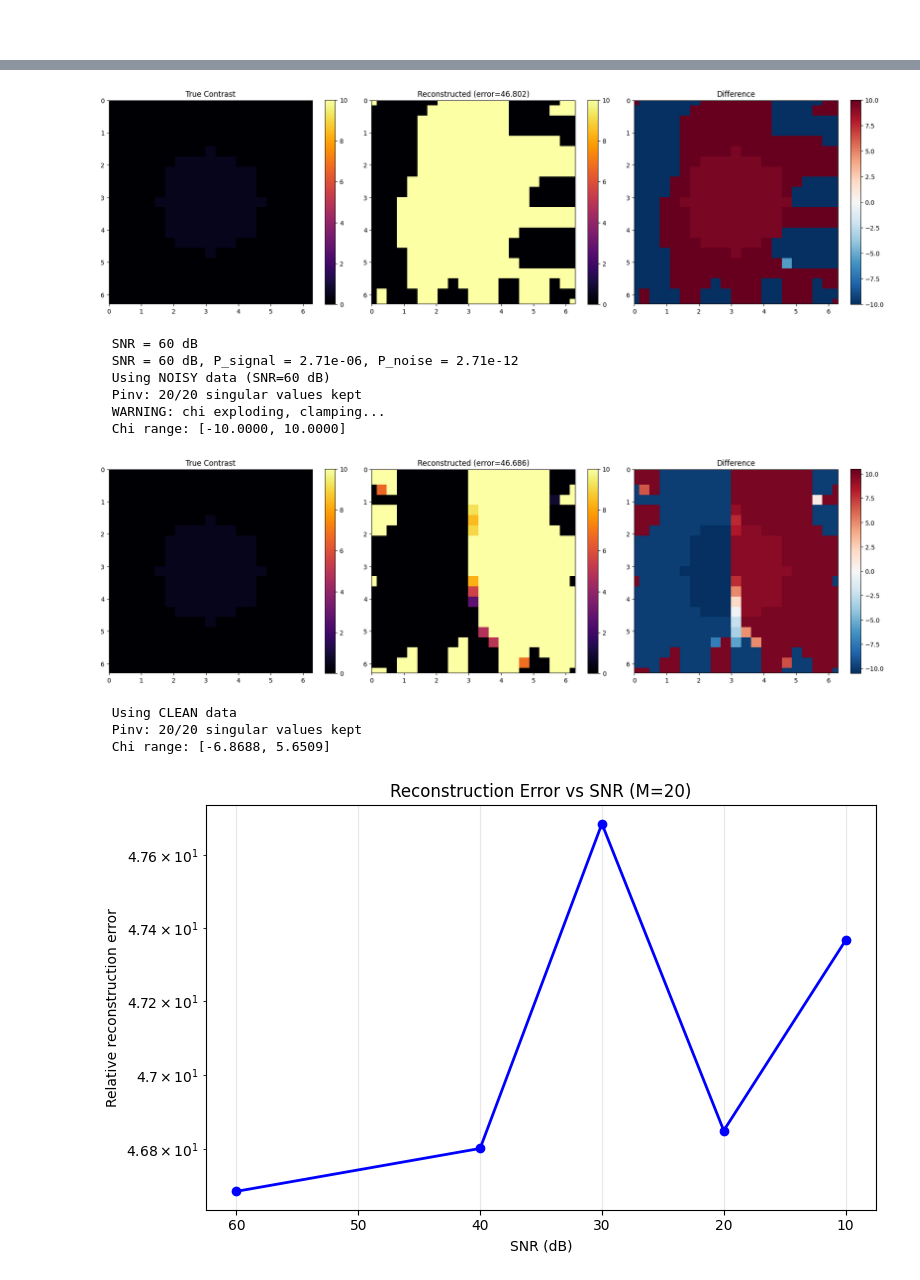
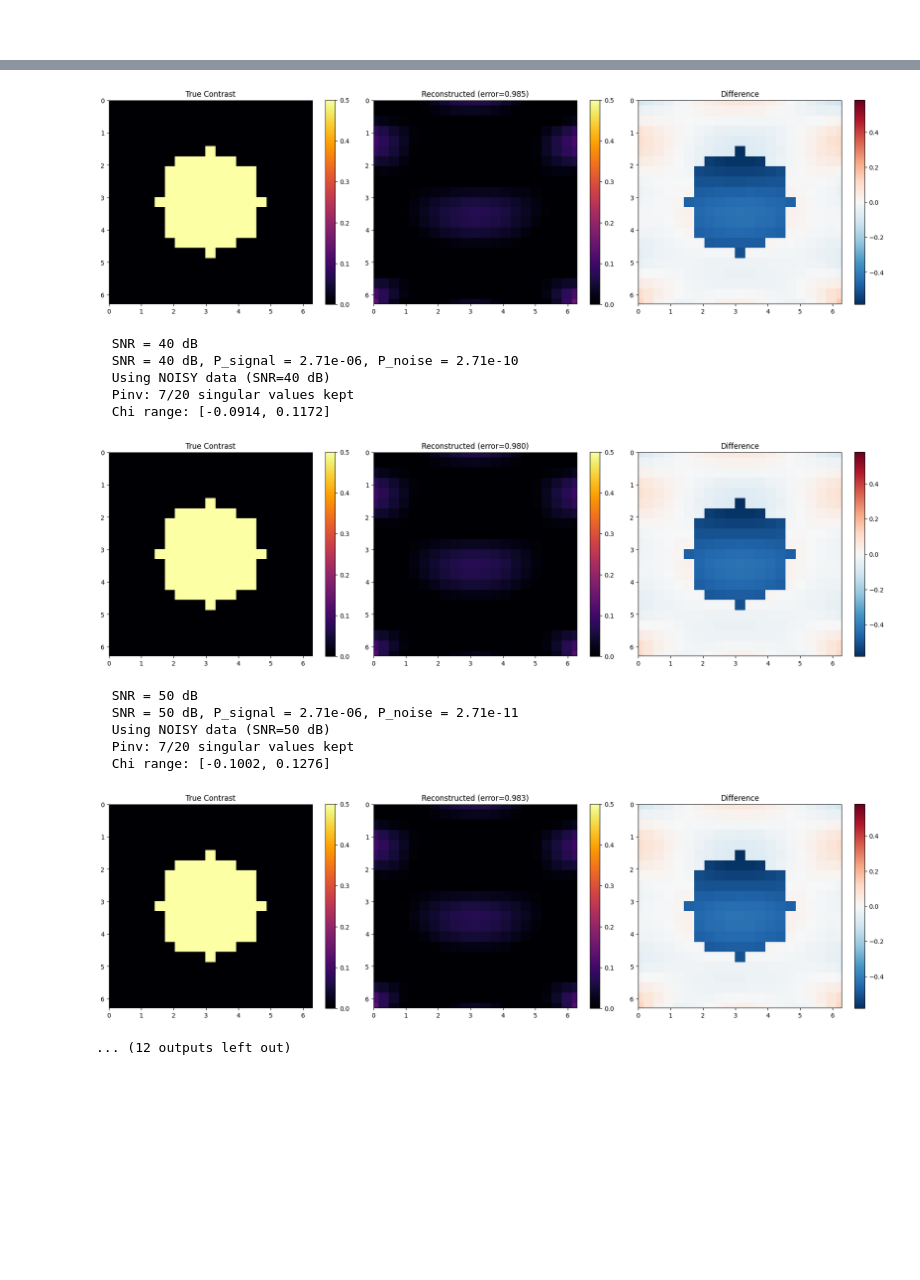
Before and after one commit to TTjochem/Wavefield-Imaging-Assignment, a Jupyter notebook: Main.ipynb, the cells around one changed output, grey strips where cells are left out. Drawn from its saved outputs; the diff is of its cells as text; code cells hidden in the pictures; blank space fills up the shorter version.

```diff
--- a/Main.ipynb
+++ b/Main.ipynb
@@ -231,8 +229,6 @@ M_list = [5, 10, 20, 30, 40, 50, 100]
 
 for M_test in M_list:
     scene_test = setup_scene(M=M_test)
-    scene_test.add_contrast('Object', rho_0=[0.5 * mu, 0.5 * mu],
-                            size=0.25 * mu, intensity=0.5, shape='circle')
     scene_test.compute(field_type='incident')
     scene_test.compute_scattered_field()
     A_test = scene_test.build_system_matrix('Object Domain', 'Receivers')
@@ -289,14 +285,12 @@ scene.plot_reconstruction('Object Domain', chi_recon)
 19) Vary number of receivers M
 </span>
 # %%
-M_values = [5, 10, 20, 30, 40, 50, 100]
+M_values = [5, 10, 20, 30, 40, 50, 100, 250, 500, 1000]
 errors = []
 
 for M_test in M_values:
     print(f"  M = {M_test}")
     scene_test = setup_scene(M=M_test)
-    scene_test.add_contrast('Object', rho_0=[0.5 * mu, 0.5 * mu],
-                            size=0.25 * mu, intensity=0.5, shape='circle')
     scene_test.compute(field_type='incident')
     scene_test.compute_scattered_field()
 
@@ -356,15 +350,12 @@ plt.tight_layout()
 20) Noise investigation
 </span>
 # %%
-print("\nQuestion 20: Noise investigation")
-SNR_values = [10, 20, 30, 40, 60]
+SNR_values = [0, 10, 20, 30, 40, 50, 60, 70, 80, 90, 100]
 noise_errors = []
 
 for snr in SNR_values:
     print(f"  SNR = {snr} dB")
     scene_test = setup_scene(M=20)
-    scene_test.add_contrast('Object', rho_0=[0.5 * mu, 0.5 * mu],
-                            size=0.25 * mu, intensity=0.5, shape='circle')
     scene_test.compute(field_type='incident')
     scene_test.compute_scattered_field()
     scene_test.add_noise('Receivers', SNR_dB=snr, noise_type='gaussian')
@@ -426,12 +412,14 @@ Question 20: Noise investigation
-[figure, old version]
+[figure, new version]
-  SNR = 60 dB
-  SNR = 60 dB, P_signal = 2.71e-06, P_noise = 2.71e-12
-  Using NOISY data (SNR=60 dB)
-  Pinv: 20/20 singular values kept
-  WARNING: chi exploding, clamping...
-  Chi range: [-10.0000, 10.0000]
+  SNR = 40 dB
+  SNR = 40 dB, P_signal = 2.71e-06, P_noise = 2.71e-10
+  Using NOISY data (SNR=40 dB)
+  Pinv: 7/20 singular values kept
+  Chi range: [-0.0914, 0.1172]
-[figure, old version]
+[figure, new version]
-  Using CLEAN data
-  Pinv: 20/20 singular values kept
-  Chi range: [-6.8688, 5.6509]
+  SNR = 50 dB
+  SNR = 50 dB, P_signal = 2.71e-06, P_noise = 2.71e-11
+  Using NOISY data (SNR=50 dB)
+  Pinv: 7/20 singular values kept
+  Chi range: [-0.1002, 0.1276]
-[figure, old version]
+[figure, new version]
+... (12 outputs left out)
```
Also changed, not shown: parts of 14 cells of this notebook.
